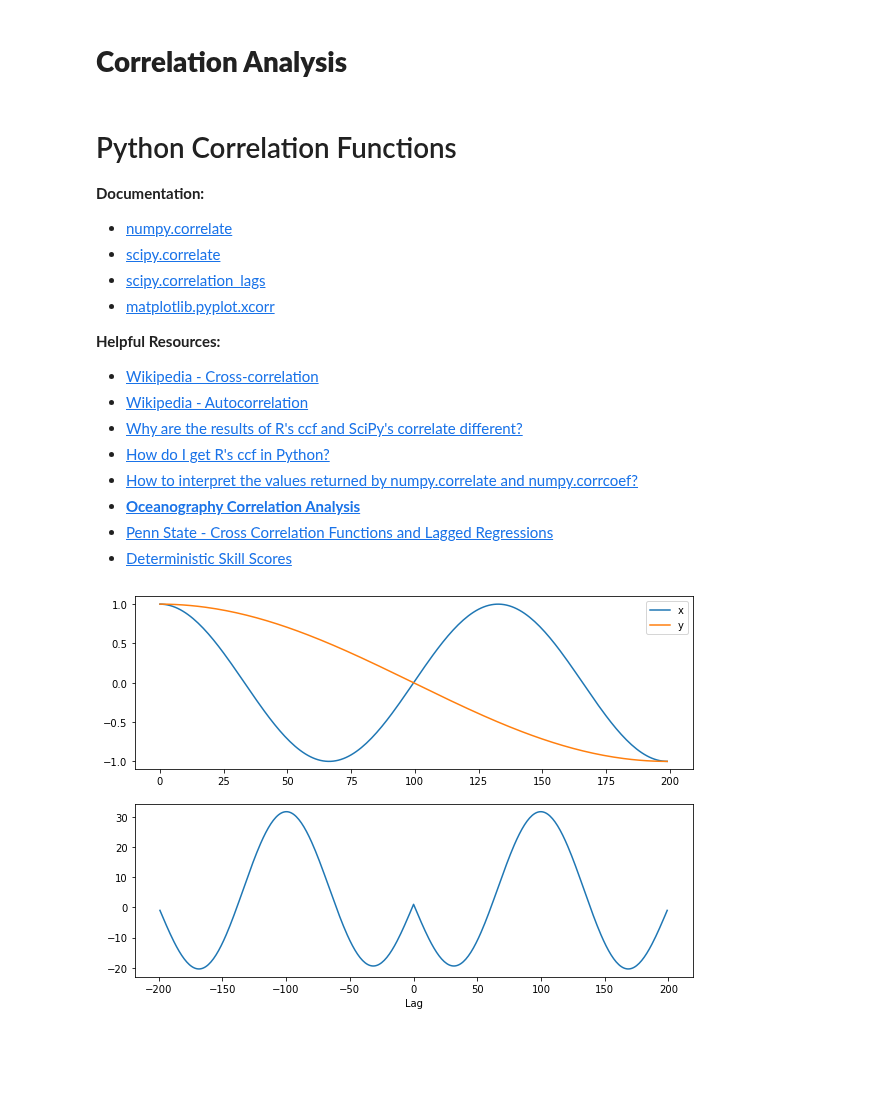
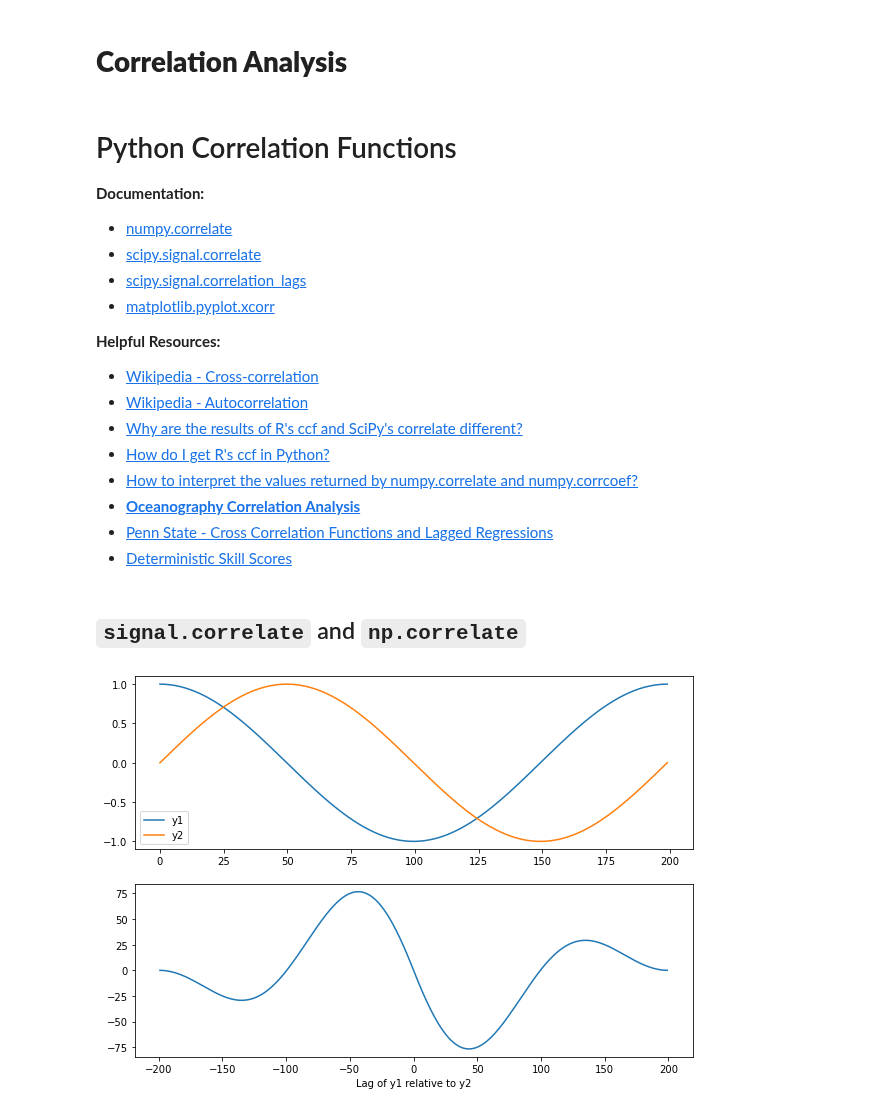
Before and after one commit to bbuchovecky/hmei, a Jupyter notebook: notebooks/correlation_analysis.ipynb, the cells around one changed output. Cells and saved outputs as stored; diff of their text form; code cells hidden in the pictures; blank space fills up the shorter version.

```diff
--- a/notebooks/correlation_analysis.ipynb
+++ b/notebooks/correlation_analysis.ipynb
@@ -38,8 +41,8 @@ import hmei.visualization as vis
 
 **Documentation:**
 * [numpy.correlate](https://numpy.org/doc/stable/reference/generated/numpy.correlate.html)
-* [scipy.correlate](https://docs.scipy.org/doc/scipy/reference/reference/generated/scipy.signal.correlate.html#scipy.signal.correlate)
-* [scipy.correlation_lags](https://docs.scipy.org/doc/scipy/reference/reference/generated/scipy.signal.correlation_lags.html#scipy.signal.correlation_lags)
+* [scipy.signal.correlate](https://docs.scipy.org/doc/scipy/reference/reference/generated/scipy.signal.correlate.html#scipy.signal.correlate)
+* [scipy.signal.correlation_lags](https://docs.scipy.org/doc/scipy/reference/reference/generated/scipy.signal.correlation_lags.html#scipy.signal.correlation_lags)
 * [matplotlib.pyplot.xcorr](https://matplotlib.org/stable/api/_as_gen/matplotlib.pyplot.xcorr.html)
 
 **Helpful Resources:**
@@ -51,24 +54,26 @@ import hmei.visualization as vis
 * [**Oceanography Correlation Analysis**](https://currents.soest.hawaii.edu/ocn_data_analysis/_static/SEM_EDOF.html)
 * [Penn State - Cross Correlation Functions and Lagged Regressions](https://online.stat.psu.edu/stat510/lesson/8/8.2)
 * [Deterministic Skill Scores](https://metclim.ucd.ie/wp-content/uploads/2017/07/DeterministicSkillScore.pdf)
+# %% [markdown]
+## `signal.correlate` and `np.correlate`
 # %%
-x = np.cos(np.linspace(0,np.pi*3,200))
-y = np.cos(np.linspace(0,np.pi*1,200))
+y1 = np.cos(np.linspace(0,np.pi*2,200))
+y2 = np.sin(np.linspace(0,np.pi*2,200))
 
 mode = 'full'
-signal_corr = signal.correlate(x, y, mode=mode)
-signal_lags = signal.correlation_lags(y.size, x.size, mode=mode)
+signal_corr = signal.correlate(y1, y2, mode=mode)
+signal_lags = signal.correlation_lags(y1.size, y2.size, mode=mode)
 
 fig, (ax_signals, ax_corr) = plt.subplots(2, 1, figsize=(10,7))
 
-ax_signals.plot(x, label='x')
-ax_signals.plot(y, label='y')
+ax_signals.plot(y1, label='y1')
+ax_signals.plot(y2, label='y2')
 ax_signals.legend()
 
 ax_corr.plot(signal_lags, signal_corr)
 
 xlim = ax_corr.get_xlim()
 
-ax_corr.set_xlabel('Lag');
+ax_corr.set_xlabel('Lag of y1 relative to y2');
 # %% [output]
-[figure, old version]
+[figure, new version]
```
Also changed, not shown: parts of 21 cells of this notebook, 1 other file.
